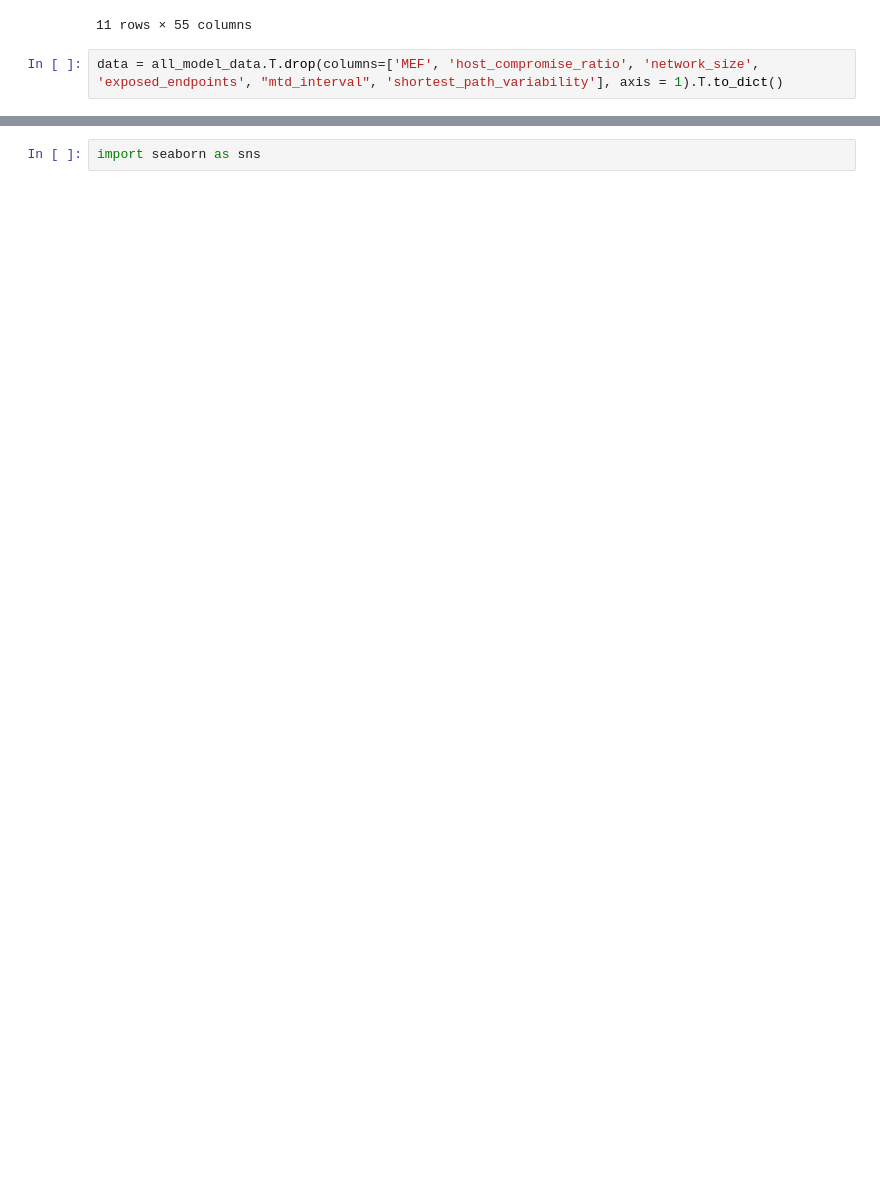
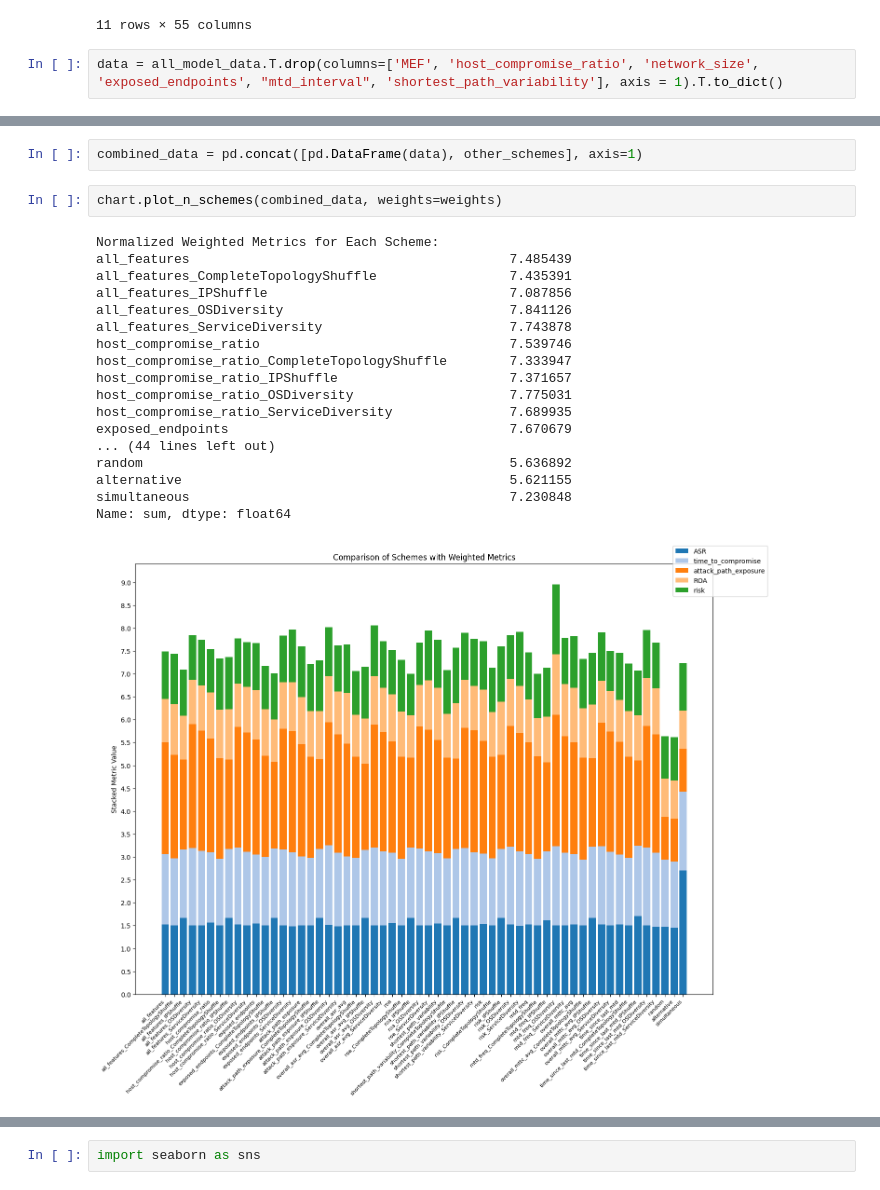
Before and after one commit to MoeBuTa/MTDSim, a Jupyter notebook: experiments/final_plots.ipynb, the cells around one changed output, grey strips where cells are left out. Drawn from its saved outputs; the diff is of its cells as text; blank space fills up the shorter version.

```diff
--- a/experiments/final_plots.ipynb
+++ b/experiments/final_plots.ipynb
@@ -115 +151,24 @@ chart.plot_n_schemes(data, weights=weights)
+# %%
+combined_data = pd.concat([pd.DataFrame(data), other_schemes], axis=1)
+# %%
+chart.plot_n_schemes(combined_data, weights=weights)
+# %% [output]
+Normalized Weighted Metrics for Each Scheme:
+all_features                                         7.485439
+all_features_CompleteTopologyShuffle                 7.435391
+all_features_IPShuffle                               7.087856
+all_features_OSDiversity                             7.841126
+all_features_ServiceDiversity                        7.743878
+host_compromise_ratio                                7.539746
+host_compromise_ratio_CompleteTopologyShuffle        7.333947
+host_compromise_ratio_IPShuffle                      7.371657
+host_compromise_ratio_OSDiversity                    7.775031
+host_compromise_ratio_ServiceDiversity               7.689935
+exposed_endpoints                                    7.670679
+... (44 lines left out)
+random                                               5.636892
+alternative                                          5.621155
+simultaneous                                         7.230848
+Name: sum, dtype: float64
+[figure, added]
 # %%
```
Also changed, not shown: parts of 14 cells of this notebook, 30 other files.
